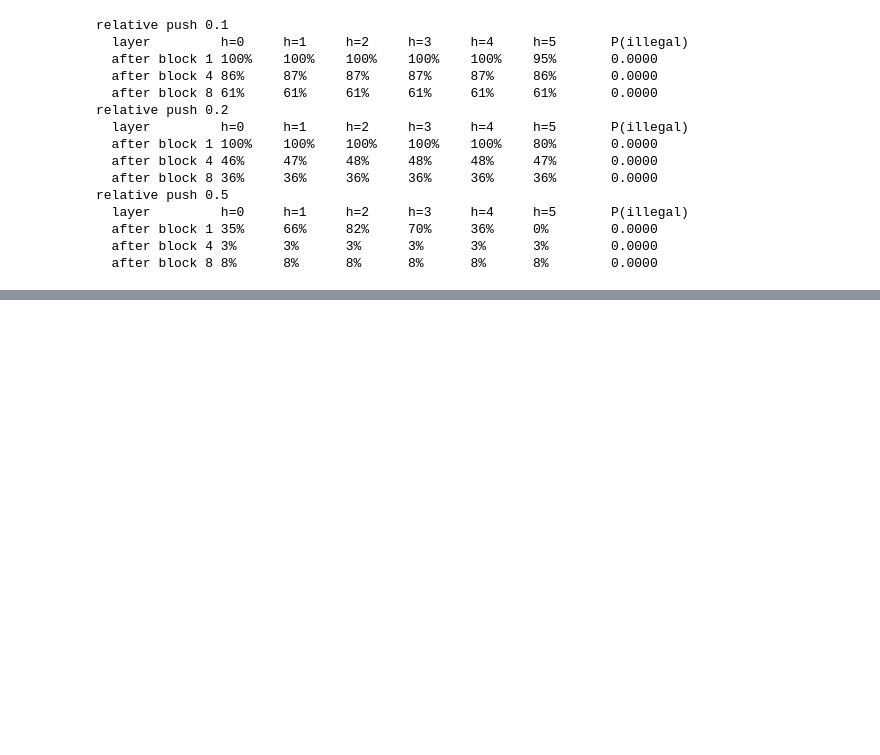
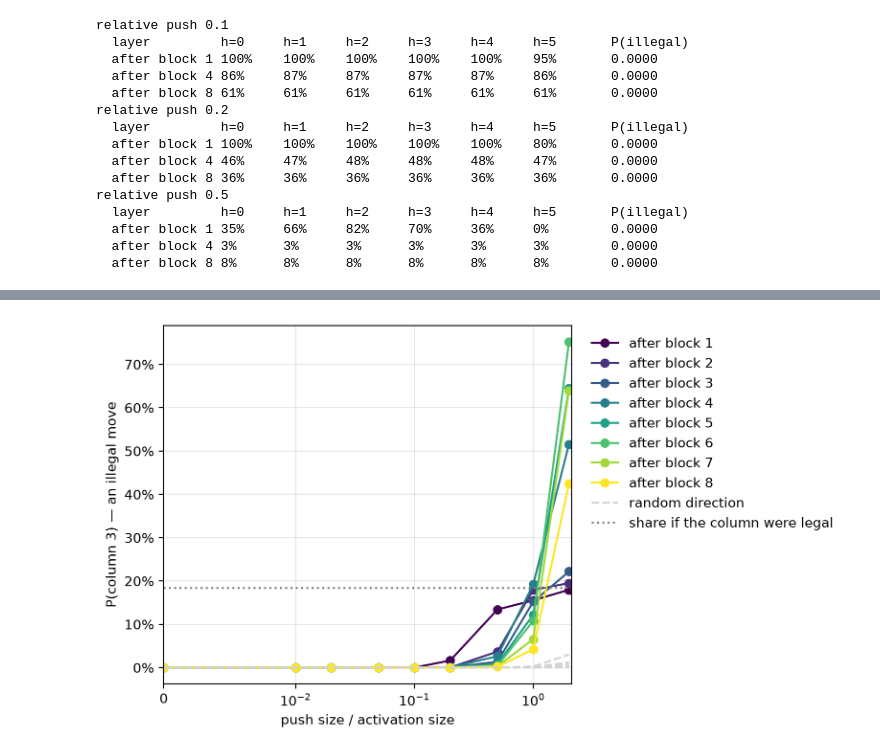
Before and after one commit to alisheryeginbay/connect-4, a Jupyter notebook: notebooks/01_height_probe.ipynb, the cells around one changed output, grey strips where cells are left out. Saved outputs shown, nothing was run; the diff lists cells and outputs as text; code cells hidden in the pictures; blank space fills up the shorter version.

```diff
--- a/notebooks/01_height_probe.ipynb
+++ b/notebooks/01_height_probe.ipynb
@@ -425,0 +489,26 @@ relative push 0.5
+# %%
+def rev_series(kind, j):
+    rs = [r for r in rev_data if r["kind"] == kind and r["layer"] == j]
+    return [r["relative_push"] for r in rs], [r["p_target"] for r in rs]
+
+
+fig, ax = plt.subplots(figsize=(8, 4.5))
+for j in range(model.cfg.n_layers):
+    ax.plot(*rev_series("probe", j), marker="o",
+            color=plt.cm.viridis(j / (model.cfg.n_layers - 1)), label=f"after block {j + 1}")
+for j in range(model.cfg.n_layers):
+    ax.plot(*rev_series("random", j), ls="--", color="lightgray", label="random direction" if j == 0 else None)
+ax.axhline(fair_share, ls=":", color="gray", label="share if the column were legal")
+ax.set_xscale("symlog", linthresh=0.01)
+ax.set_xlim(left=0)
+ax.set_xlabel("push size / activation size")
+ax.set_ylabel(f"P(column {TARGET_COL}) — an illegal move")
+ax.yaxis.set_major_formatter(PercentFormatter(1))
+ax.grid(True, alpha=0.3)
+ax.legend(bbox_to_anchor=(1.02, 1), loc="upper left")
+fig.tight_layout()
+fig.savefig(FIG_DIR / "intervention_reverse.svg", bbox_inches="tight")
+fig.savefig(FIG_DIR / "intervention_reverse.png", dpi=200, bbox_inches="tight")
+plt.show()
+# %% [output]
+[figure, added]
```
Also changed, not shown: parts of 2 cells of this notebook, 5 other files.
